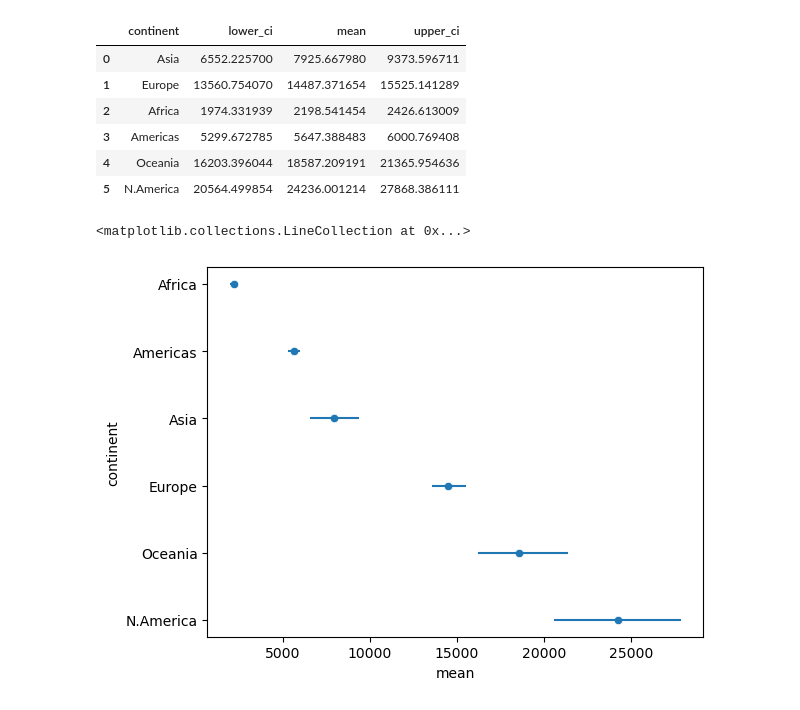
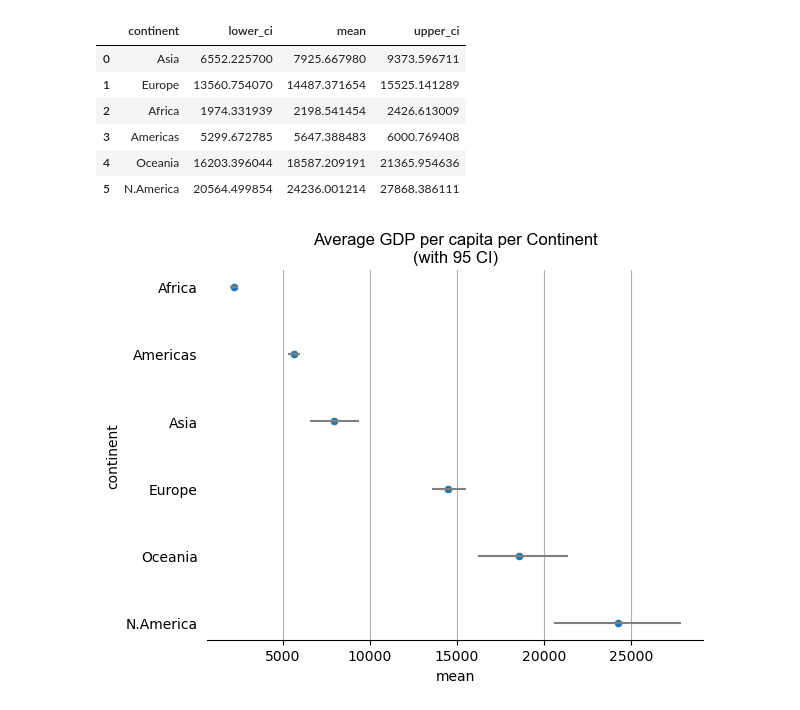
Before and after one commit to cankadir/INFO_696, a Jupyter notebook: data-exploration/EDA_Tools.ipynb, the cells around one changed output. Cells and saved outputs as stored; diff of their text form; code cells hidden in the pictures.

```diff
--- a/data-exploration/EDA_Tools.ipynb
+++ b/data-exploration/EDA_Tools.ipynb
@@ -119,0 +129,12 @@ plt.yscale('log')
+# %%
+# Create 10 bins based on quantile.
+# Quantiles bin same number of items in each bucket
+df_2007['cut'] = pd.qcut(
+    df_2007['population'],
+    q = 10,
+    labels=[f"{i+1}" for i in range(10)] # it requires labels
+)
+
+sums = df_2007.groupby('cut').sum()*100 / df_2007['population'].sum()
+
+print( "%{} of all people in the world lives in the most populous 10 countries".format( sums.iloc[ sums.index == "10" ]['population'].astype(int).values[0] ) )
@@ -300,13 +344,17 @@ cis
 # %%
 cis = cis.sort_values('mean')
 
 sns.scatterplot(
     data=cis,
     y = 'continent',
     x = 'mean',
 )
 
-plt.hlines(y=cis['continent'],xmin=cis['lower_ci'],xmax=cis['upper_ci'])
+plt.hlines(y=cis['continent'],xmin=cis['lower_ci'],xmax=cis['upper_ci'] , color ='grey')
+
+sns.despine(left=True)
+plt.tick_params(left = False)
+plt.grid(axis='x')
+plt.title("Average GDP per capita per Continent\n(with 95 CI)", fontname = 'Arial');
 # %% [output]
-<matplotlib.collections.LineCollection at 0x...>
-[figure, old version]
+[figure, new version]
```
Also changed, not shown: parts of 10 cells of this notebook.
